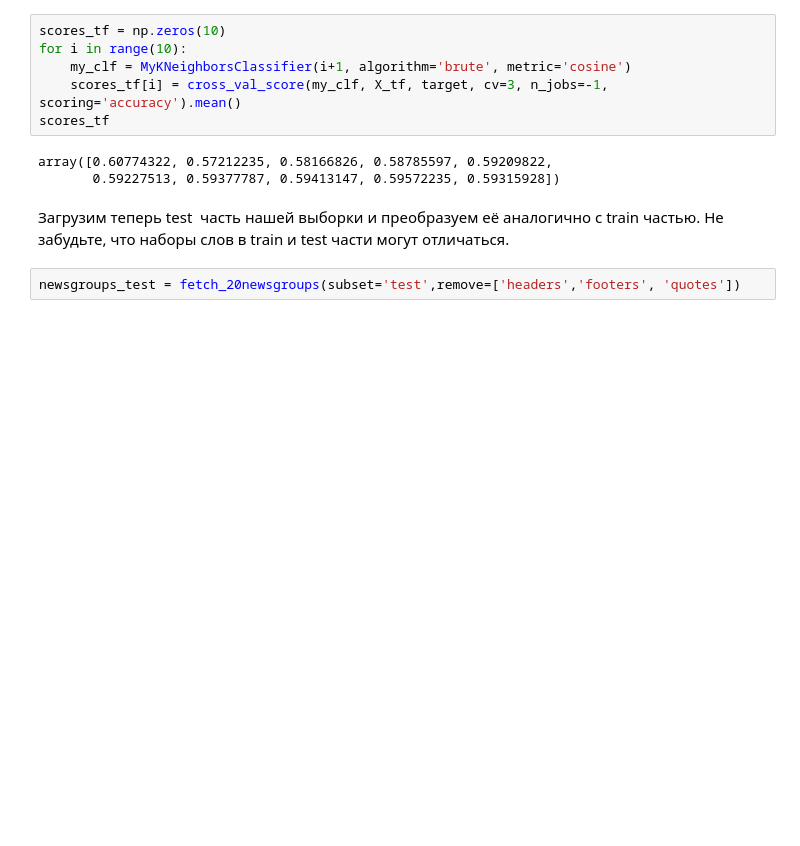
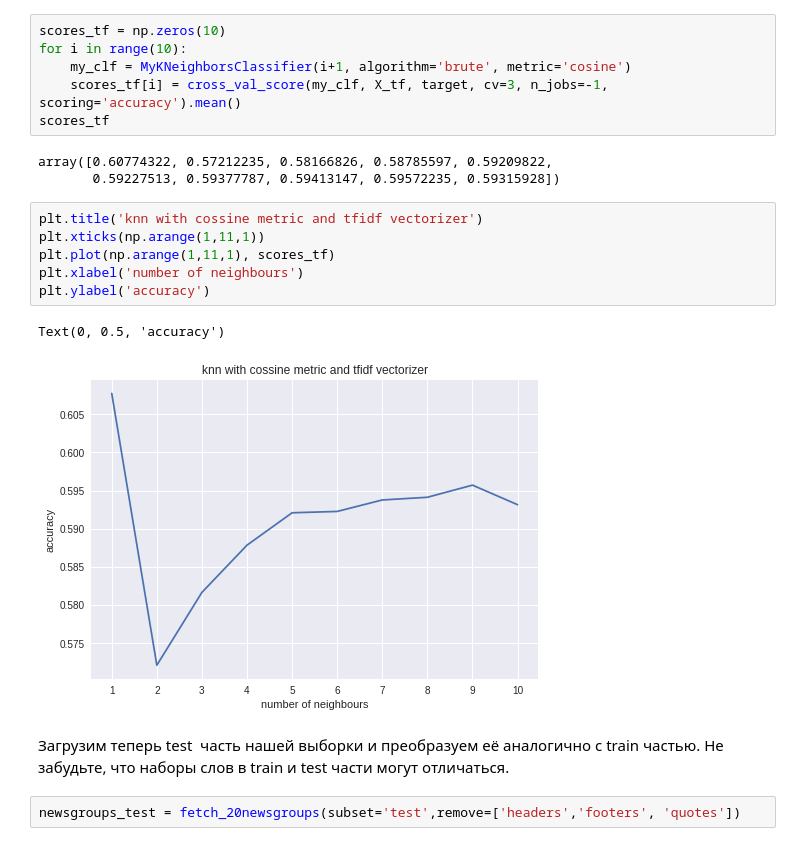
Before and after one commit to greenshadow19/machine_learning, a Jupyter notebook: hw1/kovalkov_hw1.ipynb, the cells around one changed output. Cells and saved outputs as stored; diff of their text form; blank space fills up the shorter version.

```diff
--- a/hw1/kovalkov_hw1.ipynb
+++ b/hw1/kovalkov_hw1.ipynb
@@ -231,6 +240,15 @@ scores_tf
 # %% [output]
 array([0.60774322, 0.57212235, 0.58166826, 0.58785597, 0.59209822,
        0.59227513, 0.59377787, 0.59413147, 0.59572235, 0.59315928])
+# %%
+plt.title('knn with cossine metric and tfidf vectorizer')
+plt.xticks(np.arange(1,11,1))
+plt.plot(np.arange(1,11,1), scores_tf)
+plt.xlabel('number of neighbours')
+plt.ylabel('accuracy')
+# %% [output]
+Text(0, 0.5, 'accuracy')
+[figure, added]
 # %% [markdown]
 Загрузим  теперь test  часть нашей выборки и преобразуем её аналогично с train частью. Не забудьте, что наборы слов в train и test части могут отличаться.
 # %%
```
Also changed, not shown: parts of 19 cells of this notebook.
